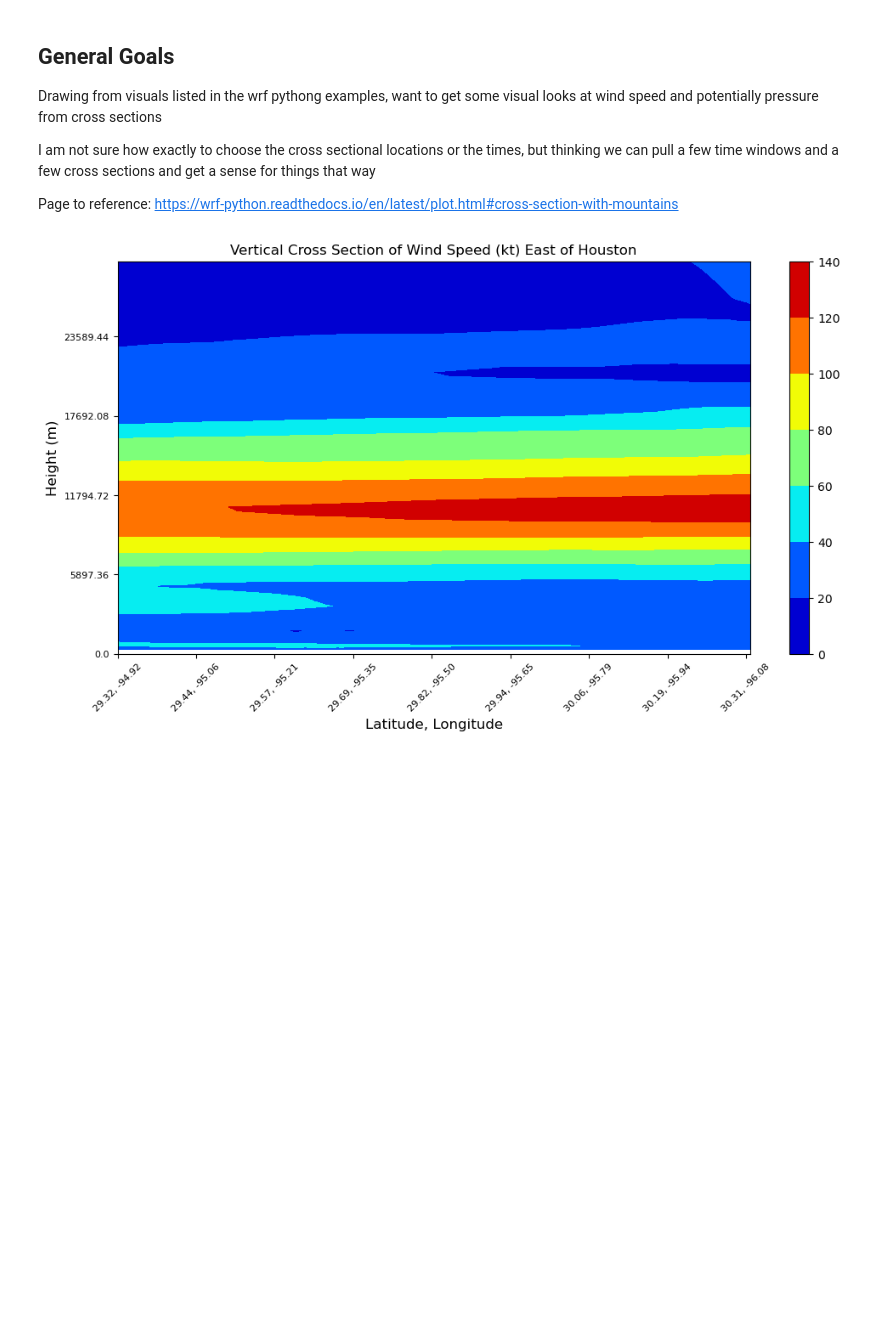
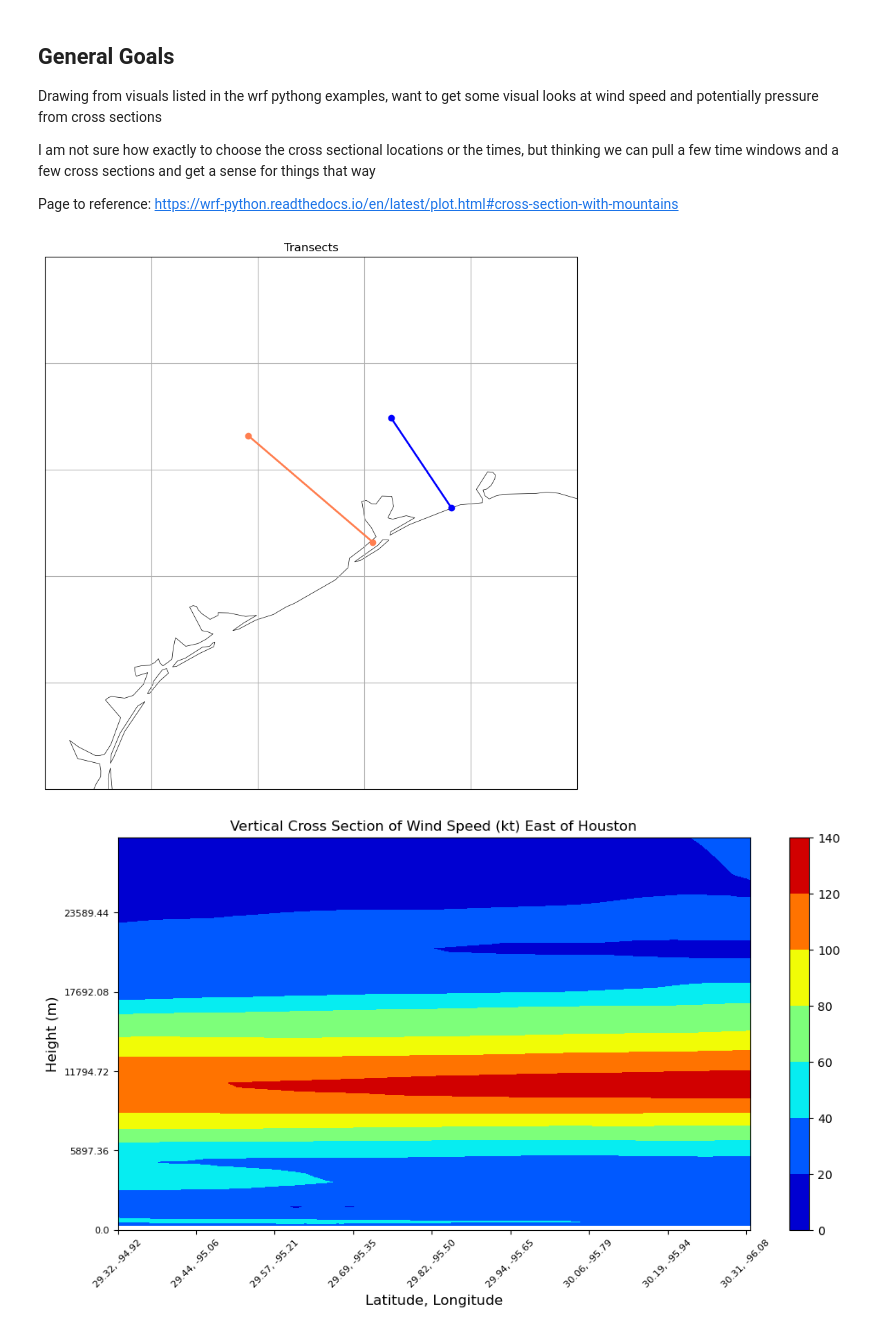
Before and after one commit to GCOOS/HoustonGalvestonHeat, a Jupyter notebook: 02Code/02EDA/CrossSections.ipynb, the cells around one changed output. Saved outputs shown, nothing was run; the diff lists cells and outputs as text; code cells hidden in the pictures; blank space fills up the shorter version.

```diff
--- a/02Code/02EDA/CrossSections.ipynb
+++ b/02Code/02EDA/CrossSections.ipynb
@@ -69,6 +70,28 @@ end_point1 = CoordPair(lat=30.32, lon=-96.09)
 ##to the east of Houston
 start_point2 = CoordPair(lat=29.64, lon=-94.18)
 end_point2 = CoordPair(lat=30.49, lon=-94.75)
+# %%
+##Ref map of locations
+
+#Urban transect
+fig = figure(num=None, figsize=(12, 10), dpi=100, edgecolor='k')
+map_proj = crs.PlateCarree()
+ax = plt.axes(projection=map_proj)
+ax.set(xlim=(-98, -93), ylim=(27, 32))
+ax.gridlines()
+
+ax.coastlines(linewidth=0.5, color='k', resolution='50m')
+plt.plot([-94.92, -96.09], [29.32, 30.32],
+         color='coral', linewidth=2, marker='o')
+
+plt.plot([-94.18, -94.75], [29.64, 30.49],
+         color='blue', linewidth=2, marker='o')
+
+plt.title('Transects')
+plt.show()
+#plt.savefig(("../../04Visuals/EDA/Transects4CrossSections.jpg"))
+# %% [output]
+[figure, added]
 # %%
 # Extract the model height and wind speed
 z = getvar(ncfile, "z")
```
Also changed, not shown: parts of 1 cell of this notebook, 21 other files.
